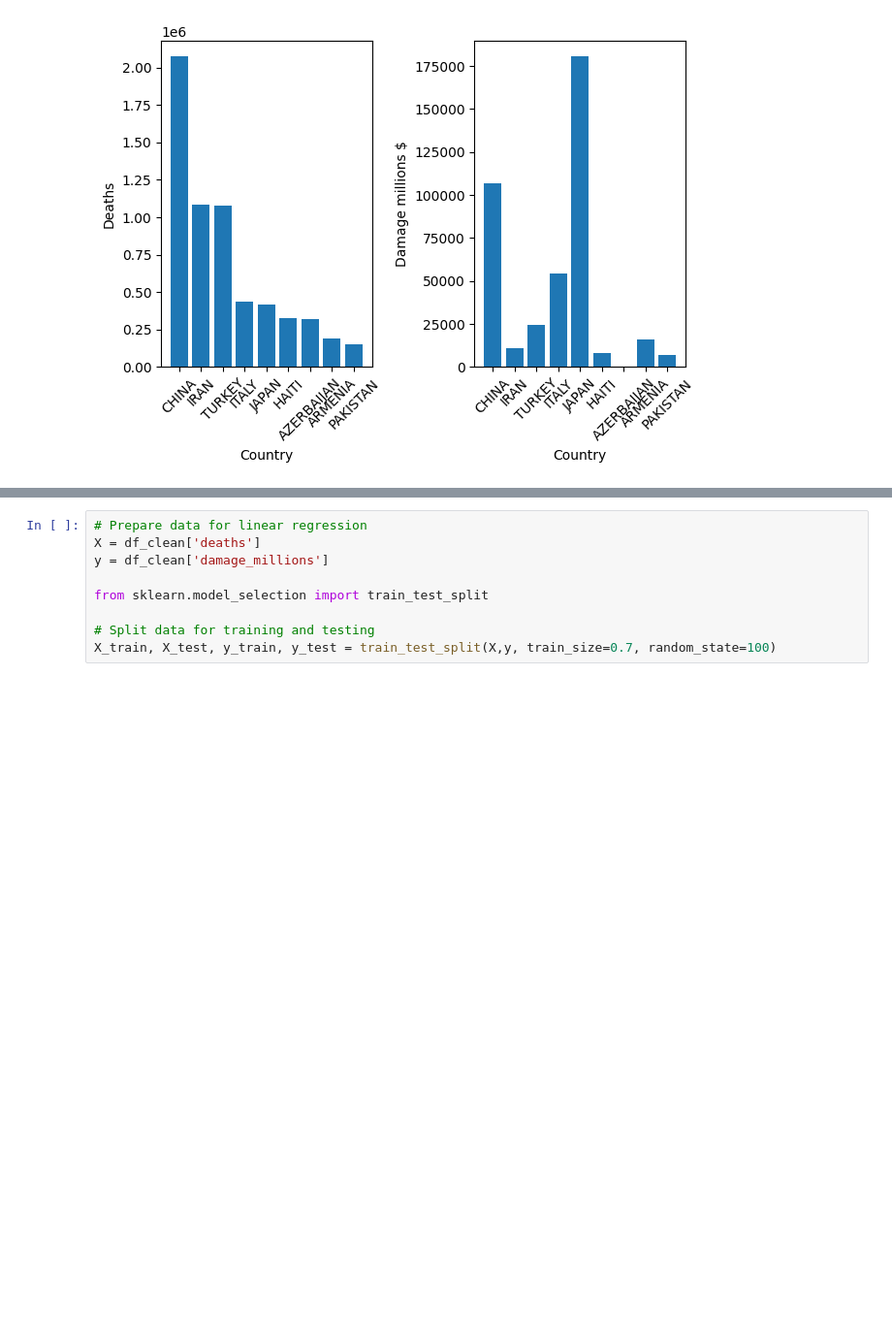
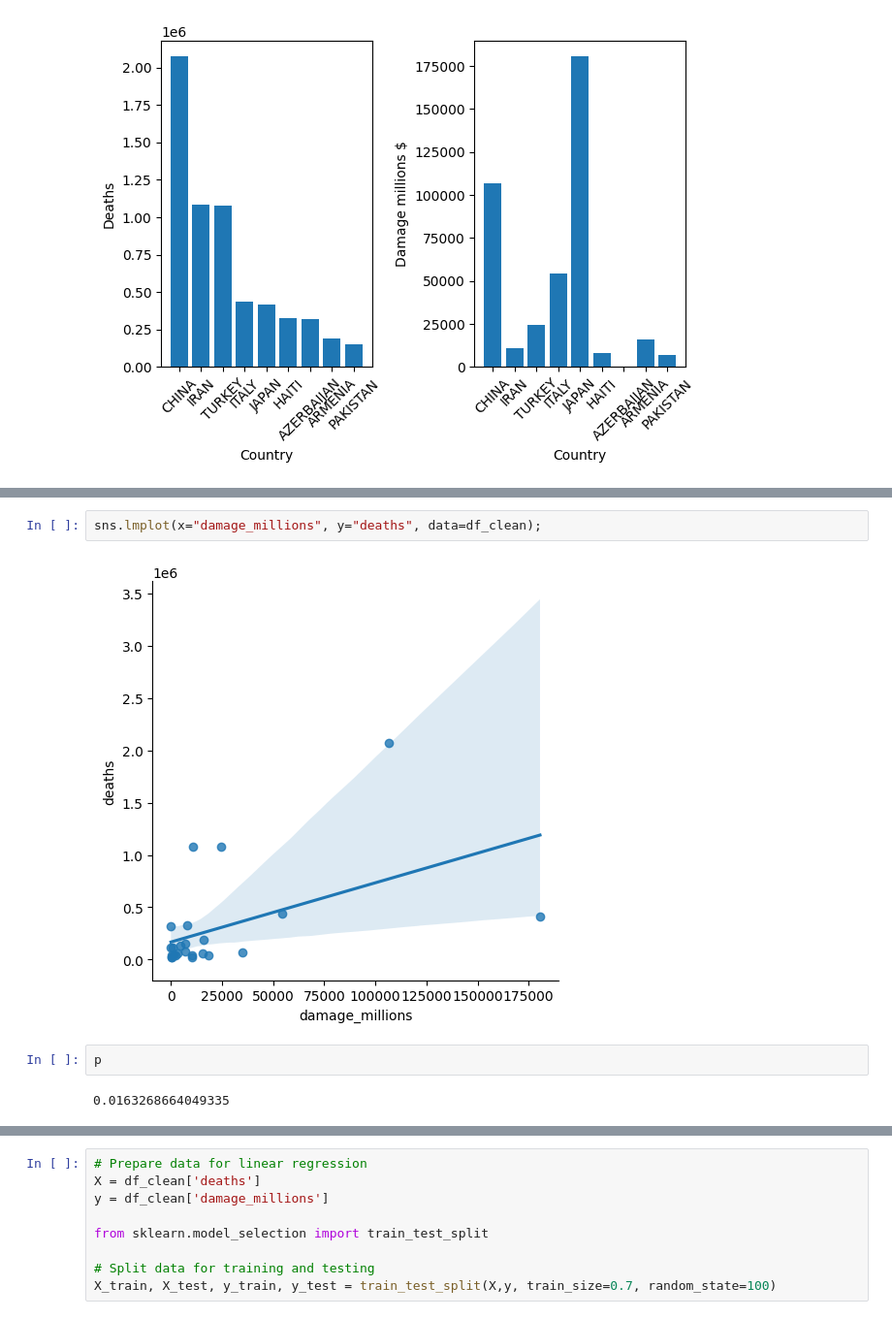
Before and after one commit to columose/SQL-BigQuery-, a Jupyter notebook: Earthquake_records.ipynb, the cells around one changed output, grey strips where cells are left out. Shown at 97% size. Saved outputs shown, nothing was run; the diff lists cells and outputs as text; blank space fills up the shorter version.

```diff
--- a/Earthquake_records.ipynb
+++ b/Earthquake_records.ipynb
@@ -95,0 +98,8 @@ sns.regplot(x="damage_millions", y="deaths", data=df_clean);
+# %%
+sns.lmplot(x="damage_millions", y="deaths", data=df_clean);
+# %% [output]
+[figure, added]
+# %%
+p
+# %% [output]
+0.0163268664049335
```
Also changed, not shown: parts of 4 cells of this notebook.
